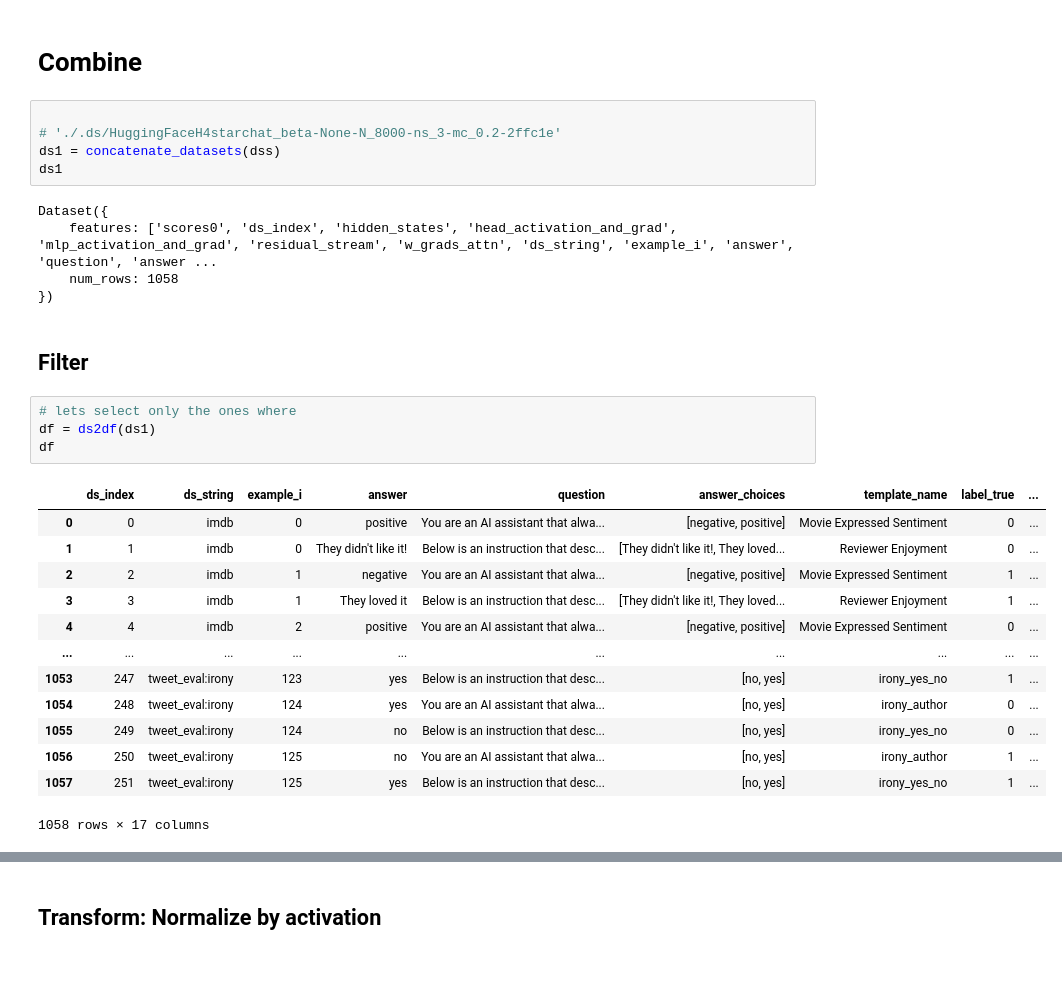
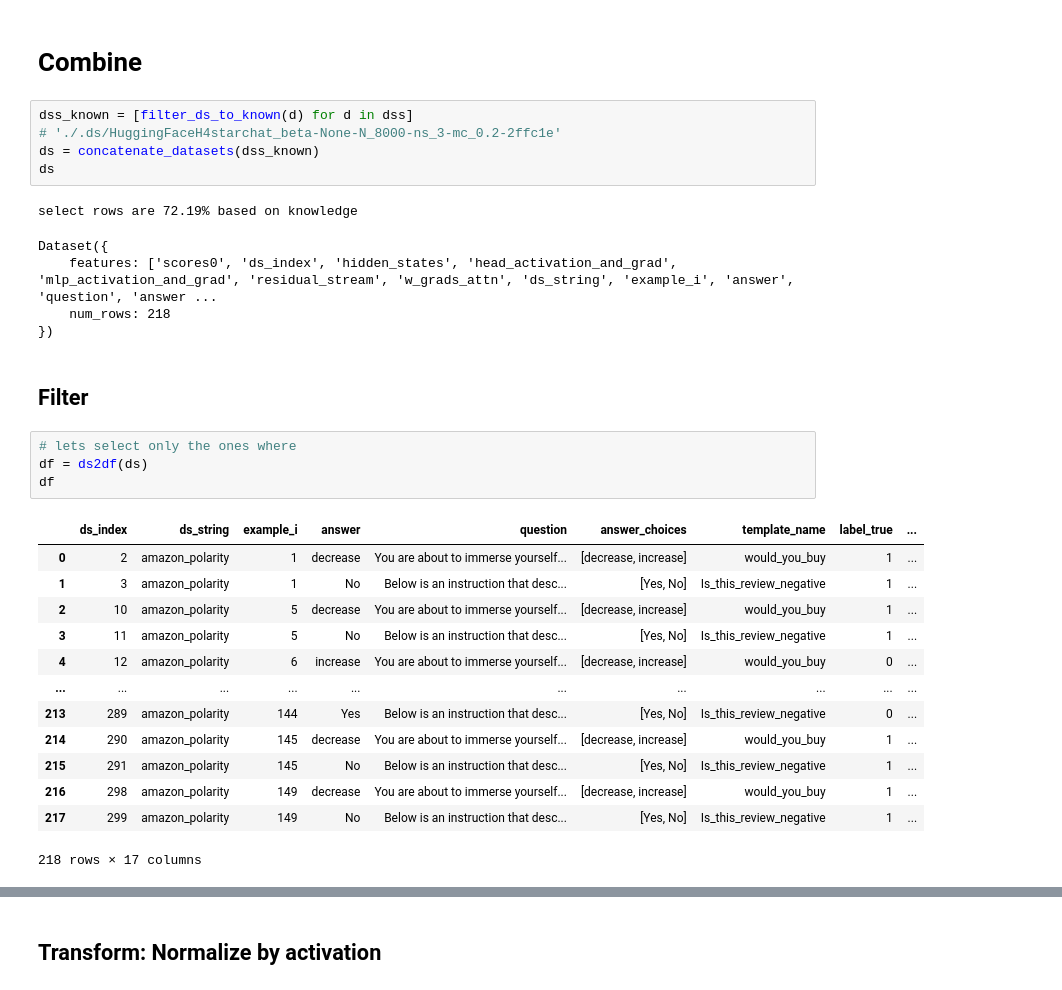
Before and after one commit to wassname/discovering_latent_knowledge, a Jupyter notebook: notebooks/026_train_nanda_probe.ipynb, the cells around one changed output, grey strips where cells are left out. Saved outputs shown, nothing was run; the diff lists cells and outputs as text.

```diff
--- a/notebooks/026_train_nanda_probe.ipynb
+++ b/notebooks/026_train_nanda_probe.ipynb
@@ -189,32 +205,33 @@ no
 # %% [markdown]
 # Combine
 # %%
-
+dss_known = [filter_ds_to_known(d) for d in dss]
 # './.ds/HuggingFaceH4starchat_beta-None-N_8000-ns_3-mc_0.2-2ffc1e'
-ds1 = concatenate_datasets(dss)
-ds1
+ds = concatenate_datasets(dss_known)
+ds
 # %% [output]
-Dataset({
-    features: ['scores0', 'ds_index', 'hidden_states', 'head_activation_and_grad', 'mlp_activation_and_grad', 'residual_stream', 'w_grads_attn', 'ds_string', 'example_i', 'answer', 'question', 'answer ...
-    num_rows: 1058
-})
+select rows are 72.19% based on knowledge
+Dataset({
+    features: ['scores0', 'ds_index', 'hidden_states', 'head_activation_and_grad', 'mlp_activation_and_grad', 'residual_stream', 'w_grads_attn', 'ds_string', 'example_i', 'answer', 'question', 'answer ...
+    num_rows: 218
+})
 # %% [markdown]
 ## Filter
 # %%
 # lets select only the ones where
-df = ds2df(ds1)
+df = ds2df(ds)
 df
 # %% [output]
 |  | ds_index | ds_string | example_i | answer | question | answer_choices | template_name | label_true | ... |
-| 0 | 0 | imdb | 0 | positive | You are an AI assistant that alwa... | [negative, positive] | Movie Expressed Sentiment | 0 | ... |
-| 1 | 1 | imdb | 0 | They didn't like it! | Below is an instruction that desc... | [They didn't like it!, They loved... | Reviewer Enjoyment | 0 | ... |
-| 2 | 2 | imdb | 1 | negative | You are an AI assistant that alwa... | [negative, positive] | Movie Expressed Sentiment | 1 | ... |
-| 3 | 3 | imdb | 1 | They loved it | Below is an instruction that desc... | [They didn't like it!, They loved... | Reviewer Enjoyment | 1 | ... |
-| 4 | 4 | imdb | 2 | positive | You are an AI assistant that alwa... | [negative, positive] | Movie Expressed Sentiment | 0 | ... |
+| 0 | 2 | amazon_polarity | 1 | decrease | You are about to immerse yourself... | [decrease, increase] | would_you_buy | 1 | ... |
+| 1 | 3 | amazon_polarity | 1 | No | Below is an instruction that desc... | [Yes, No] | Is_this_review_negative | 1 | ... |
+| 2 | 10 | amazon_polarity | 5 | decrease | You are about to immerse yourself... | [decrease, increase] | would_you_buy | 1 | ... |
+| 3 | 11 | amazon_polarity | 5 | No | Below is an instruction that desc... | [Yes, No] | Is_this_review_negative | 1 | ... |
+| 4 | 12 | amazon_polarity | 6 | increase | You are about to immerse yourself... | [decrease, increase] | would_you_buy | 0 | ... |
 | ... | ... | ... | ... | ... | ... | ... | ... | ... | ... |
-| 1053 | 247 | tweet_eval:irony | 123 | yes | Below is an instruction that desc... | [no, yes] | irony_yes_no | 1 | ... |
-| 1054 | 248 | tweet_eval:irony | 124 | yes | You are an AI assistant that alwa... | [no, yes] | irony_author | 0 | ... |
-| 1055 | 249 | tweet_eval:irony | 124 | no | Below is an instruction that desc... | [no, yes] | irony_yes_no | 0 | ... |
-| 1056 | 250 | tweet_eval:irony | 125 | no | You are an AI assistant that alwa... | [no, yes] | irony_author | 1 | ... |
-| 1057 | 251 | tweet_eval:irony | 125 | yes | Below is an instruction that desc... | [no, yes] | irony_yes_no | 1 | ... |
+| 213 | 289 | amazon_polarity | 144 | Yes | Below is an instruction that desc... | [Yes, No] | Is_this_review_negative | 0 | ... |
+| 214 | 290 | amazon_polarity | 145 | decrease | You are about to immerse yourself... | [decrease, increase] | would_you_buy | 1 | ... |
+| 215 | 291 | amazon_polarity | 145 | No | Below is an instruction that desc... | [Yes, No] | Is_this_review_negative | 1 | ... |
+| 216 | 298 | amazon_polarity | 149 | decrease | You are about to immerse yourself... | [decrease, increase] | would_you_buy | 1 | ... |
+| 217 | 299 | amazon_polarity | 149 | No | Below is an instruction that desc... | [Yes, No] | Is_this_review_negative | 1 | ... |
-1058 rows × 17 columns
+218 rows × 17 columns
```
Also changed, not shown: parts of 14 cells of this notebook, 11 other files.
